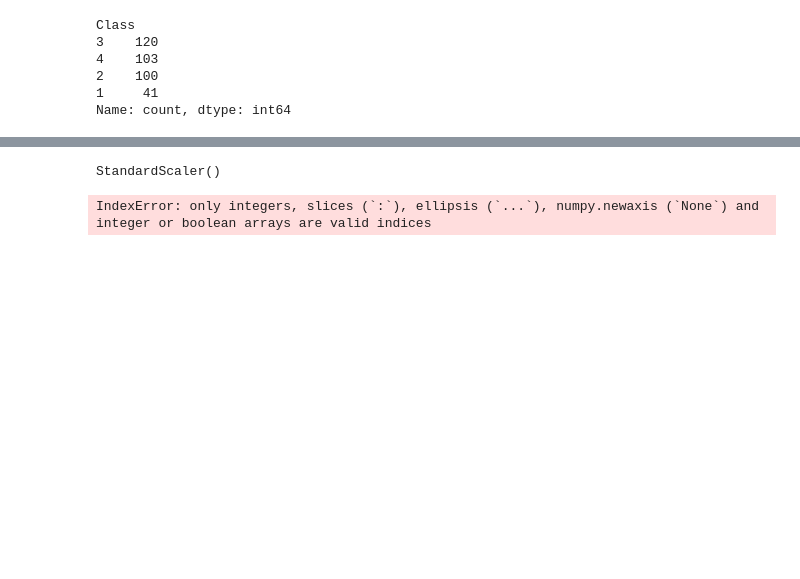
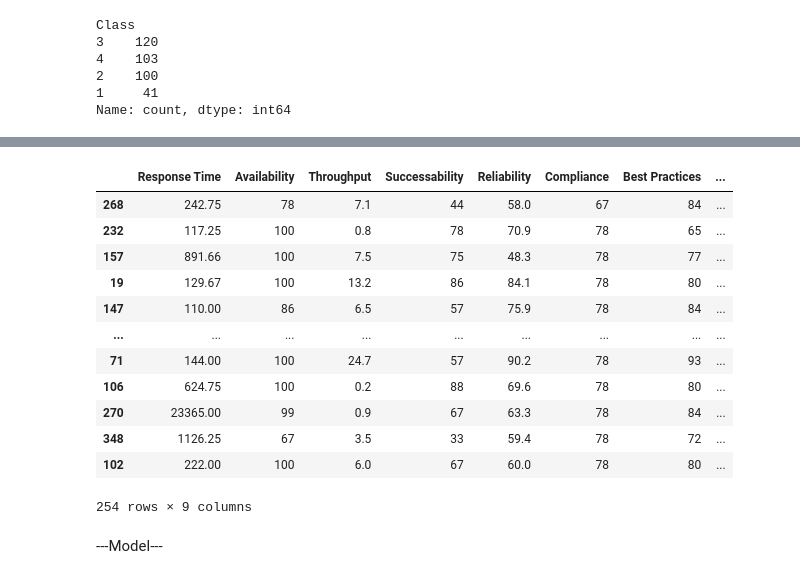
Before and after one commit to eduardo-a-gomes/route25, a Jupyter notebook: Route25/Random_forest.ipynb, the cells around one changed output, grey strips where cells are left out. Cells and saved outputs as stored; diff of their text form; code cells hidden in the pictures; blank space fills up the shorter version.

```diff
--- a/Route25/Random_forest.ipynb
+++ b/Route25/Random_forest.ipynb
@@ -68,5 +101 @@ scaler = preprocessing.StandardScaler().fit(train)
-# %%
-scaler
-# %% [output]
-StandardScaler()
 # %%
@@ -75,4 +111,0 @@ test_scaled = pd.DataFrame(scaler.transform(test), columns=test.columns)
-# %%
-test_scaled['Class'].value_counts()
-# %% [output]
-IndexError: only integers, slices (`:`), ellipsis (`...`), numpy.newaxis (`None`) and integer or boolean arrays are valid indices
@@ -78,0 +117,18 @@ IndexError: only integers, slices (`:`), ellipsis (`...`), numpy.newaxis (`None`
+# %%
+train_features
+# %% [output]
+|  | Response Time | Availability | Throughput | Successability | Reliability | Compliance | Best Practices | ... |
+| 268 | 242.75 | 78 | 7.1 | 44 | 58.0 | 67 | 84 | ... |
+| 232 | 117.25 | 100 | 0.8 | 78 | 70.9 | 78 | 65 | ... |
+| 157 | 891.66 | 100 | 7.5 | 75 | 48.3 | 78 | 77 | ... |
+| 19 | 129.67 | 100 | 13.2 | 86 | 84.1 | 78 | 80 | ... |
+| 147 | 110.00 | 86 | 6.5 | 57 | 75.9 | 78 | 84 | ... |
+| ... | ... | ... | ... | ... | ... | ... | ... | ... |
+| 71 | 144.00 | 100 | 24.7 | 57 | 90.2 | 78 | 93 | ... |
+| 106 | 624.75 | 100 | 0.2 | 88 | 69.6 | 78 | 80 | ... |
+| 270 | 23365.00 | 99 | 0.9 | 67 | 63.3 | 78 | 84 | ... |
+| 348 | 1126.25 | 67 | 3.5 | 33 | 59.4 | 78 | 72 | ... |
+| 102 | 222.00 | 100 | 6.0 | 67 | 60.0 | 78 | 80 | ... |
+254 rows × 9 columns
+# %% [markdown]
+---Model---
```
Also changed, not shown: parts of 11 cells of this notebook, 7 other files.
